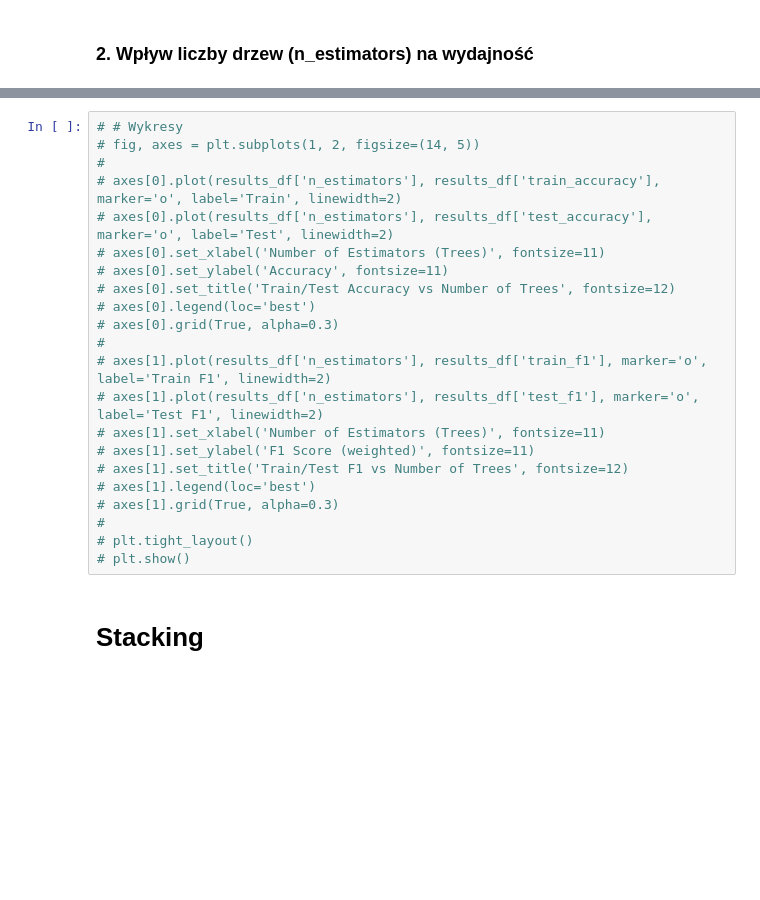
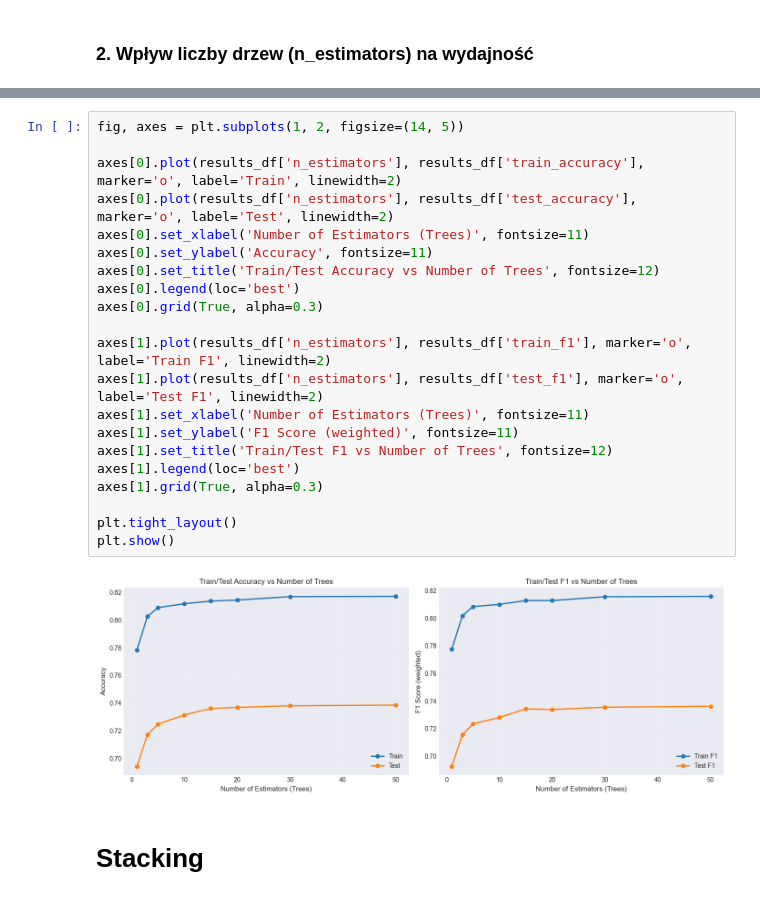
Before and after one commit to PPiotr491/MSiD, a Jupyter notebook: Lista3/sleep_healt_advanced_models.ipynb, the cells around one changed output, grey strips where cells are left out. Drawn from its saved outputs; the diff is of its cells as text; blank space fills up the shorter version.

```diff
--- a/Lista3/sleep_healt_advanced_models.ipynb
+++ b/Lista3/sleep_healt_advanced_models.ipynb
@@ -333,25 +428,26 @@ na bootstrap samples, aby zmniejszyć wariancję i poprawić generalizację.
 # %%
-# # Wykresy
-# fig, axes = plt.subplots(1, 2, figsize=(14, 5))
-#
-# axes[0].plot(results_df['n_estimators'], results_df['train_accuracy'], marker='o', label='Train', linewidth=2)
-# axes[0].plot(results_df['n_estimators'], results_df['test_accuracy'], marker='o', label='Test', linewidth=2)
-# axes[0].set_xlabel('Number of Estimators (Trees)', fontsize=11)
-# axes[0].set_ylabel('Accuracy', fontsize=11)
-# axes[0].set_title('Train/Test Accuracy vs Number of Trees', fontsize=12)
-# axes[0].legend(loc='best')
-# axes[0].grid(True, alpha=0.3)
-#
-# axes[1].plot(results_df['n_estimators'], results_df['train_f1'], marker='o', label='Train F1', linewidth=2)
-# axes[1].plot(results_df['n_estimators'], results_df['test_f1'], marker='o', label='Test F1', linewidth=2)
-# axes[1].set_xlabel('Number of Estimators (Trees)', fontsize=11)
-# axes[1].set_ylabel('F1 Score (weighted)', fontsize=11)
-# axes[1].set_title('Train/Test F1 vs Number of Trees', fontsize=12)
-# axes[1].legend(loc='best')
-# axes[1].grid(True, alpha=0.3)
-#
-# plt.tight_layout()
-# plt.show()
+fig, axes = plt.subplots(1, 2, figsize=(14, 5))
+
+axes[0].plot(results_df['n_estimators'], results_df['train_accuracy'], marker='o', label='Train', linewidth=2)
+axes[0].plot(results_df['n_estimators'], results_df['test_accuracy'], marker='o', label='Test', linewidth=2)
+axes[0].set_xlabel('Number of Estimators (Trees)', fontsize=11)
+axes[0].set_ylabel('Accuracy', fontsize=11)
+axes[0].set_title('Train/Test Accuracy vs Number of Trees', fontsize=12)
+axes[0].legend(loc='best')
+axes[0].grid(True, alpha=0.3)
+
+axes[1].plot(results_df['n_estimators'], results_df['train_f1'], marker='o', label='Train F1', linewidth=2)
+axes[1].plot(results_df['n_estimators'], results_df['test_f1'], marker='o', label='Test F1', linewidth=2)
+axes[1].set_xlabel('Number of Estimators (Trees)', fontsize=11)
+axes[1].set_ylabel('F1 Score (weighted)', fontsize=11)
+axes[1].set_title('Train/Test F1 vs Number of Trees', fontsize=12)
+axes[1].legend(loc='best')
+axes[1].grid(True, alpha=0.3)
+
+plt.tight_layout()
+plt.show()
+# %% [output]
+[figure, added]
 # %% [markdown]
 # Stacking
 # %%
```
Also changed, not shown: parts of 28 cells of this notebook, 11 other files.
